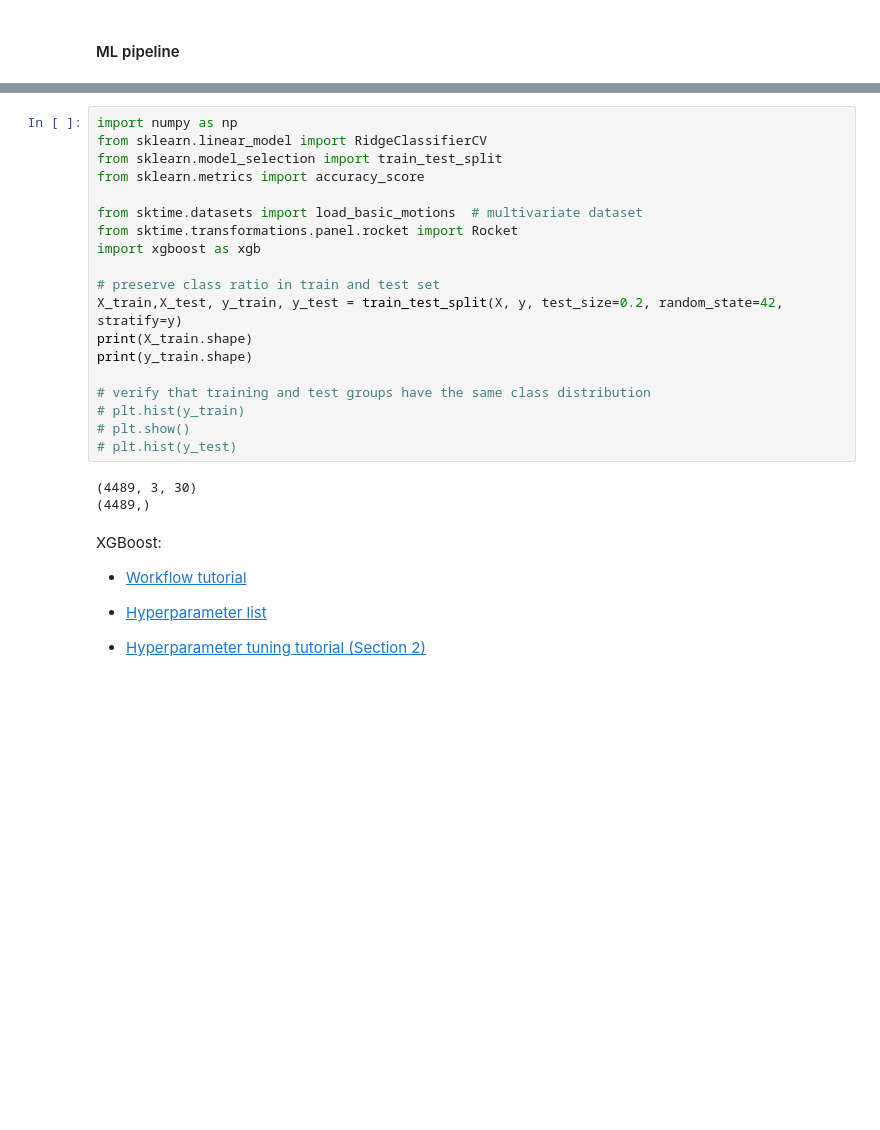
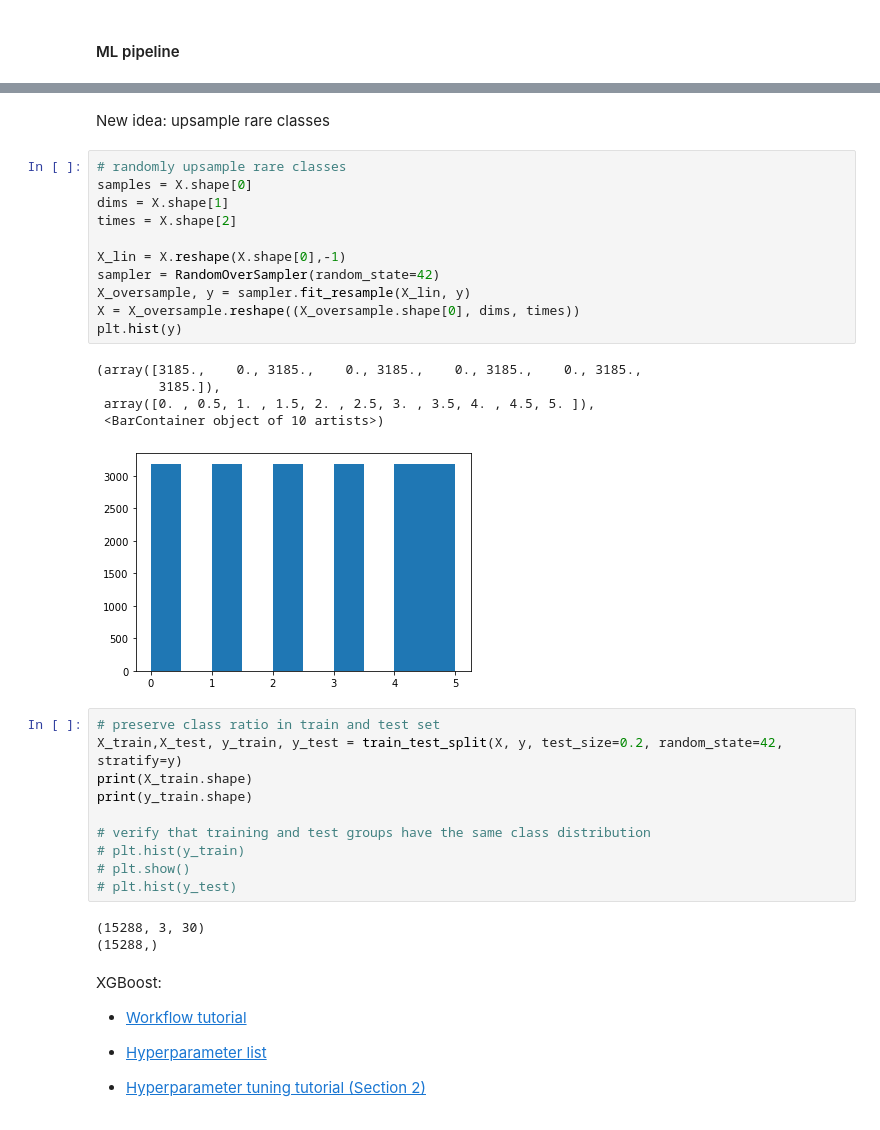
Before and after one commit to fyng/PedAccel, a Jupyter notebook: JHU SAFE/ML_optimization.ipynb, the cells around one changed output, grey strips where cells are left out. Saved outputs shown, nothing was run; the diff lists cells and outputs as text; blank space fills up the shorter version.

Commit message:
up/down sample rare classes

```diff
--- a/JHU SAFE/ML_optimization.ipynb
+++ b/JHU SAFE/ML_optimization.ipynb
@@ -250,13 +252,23 @@ plt.hist(y)
+# %% [markdown]
+New idea: upsample rare classes
+# %%
+# randomly upsample rare classes
+samples = X.shape[0]
+dims = X.shape[1]
+times = X.shape[2]
+
+X_lin = X.reshape(X.shape[0],-1)
+sampler = RandomOverSampler(random_state=42)
+X_oversample, y = sampler.fit_resample(X_lin, y)
+X = X_oversample.reshape((X_oversample.shape[0], dims, times))
+plt.hist(y)
+# %% [output]
+(array([3185.,    0., 3185.,    0., 3185.,    0., 3185.,    0., 3185.,
+        3185.]),
+ array([0. , 0.5, 1. , 1.5, 2. , 2.5, 3. , 3.5, 4. , 4.5, 5. ]),
+ <BarContainer object of 10 artists>)
+[figure, added]
 # %%
-import numpy as np
-from sklearn.linear_model import RidgeClassifierCV
-from sklearn.model_selection import train_test_split
-from sklearn.metrics import accuracy_score
-
-from sktime.datasets import load_basic_motions  # multivariate dataset
-from sktime.transformations.panel.rocket import Rocket
-import xgboost as xgb
-
 # preserve class ratio in train and test set
 X_train,X_test, y_train, y_test = train_test_split(X, y, test_size=0.2, random_state=42, stratify=y)
 print(X_train.shape)
@@ -267,8 +279,8 @@ print(y_train.shape)
 # plt.show()
 # plt.hist(y_test)
 # %% [output]
-(4489, 3, 30)
-(4489,)
+(15288, 3, 30)
+(15288,)
 # %% [markdown]
 XGBoost:
 - [Workflow tutorial](https://xgboost.readthedocs.io/en/stable/python/python_intro.html)
```
Also changed, not shown: parts of 7 cells of this notebook.
